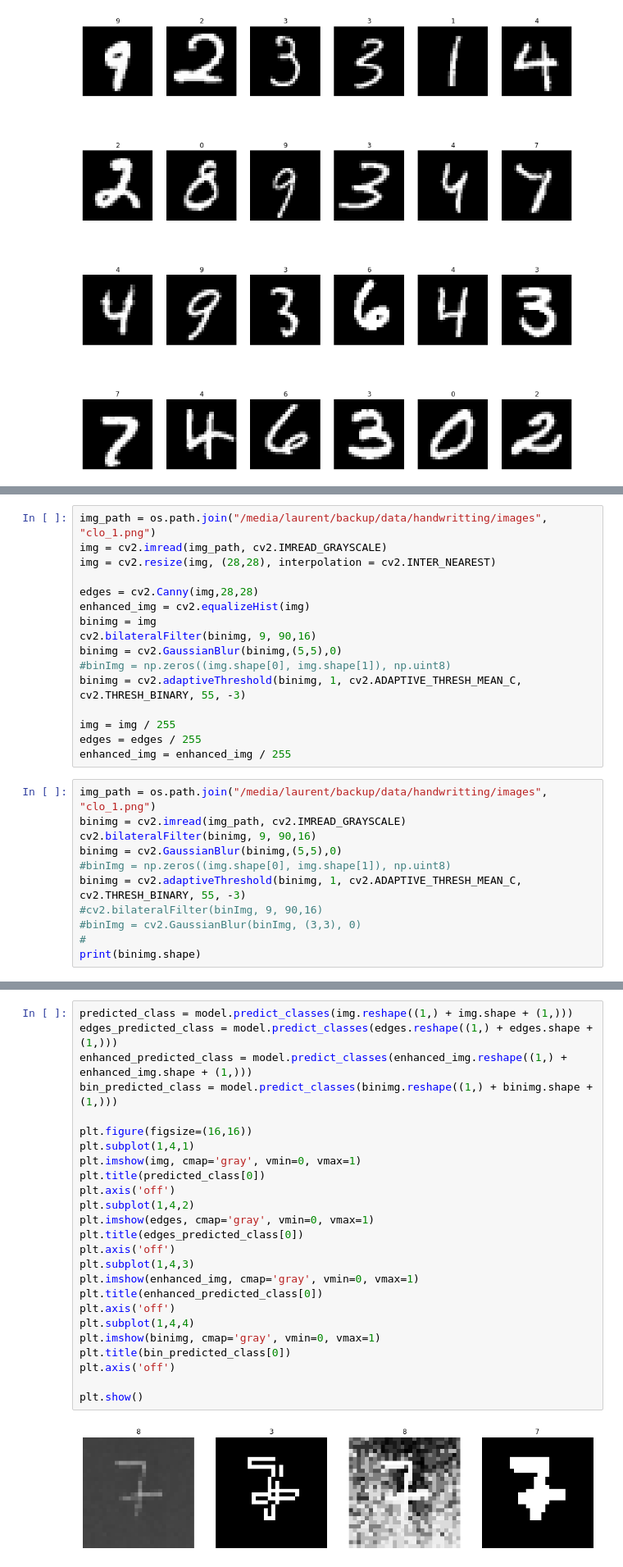
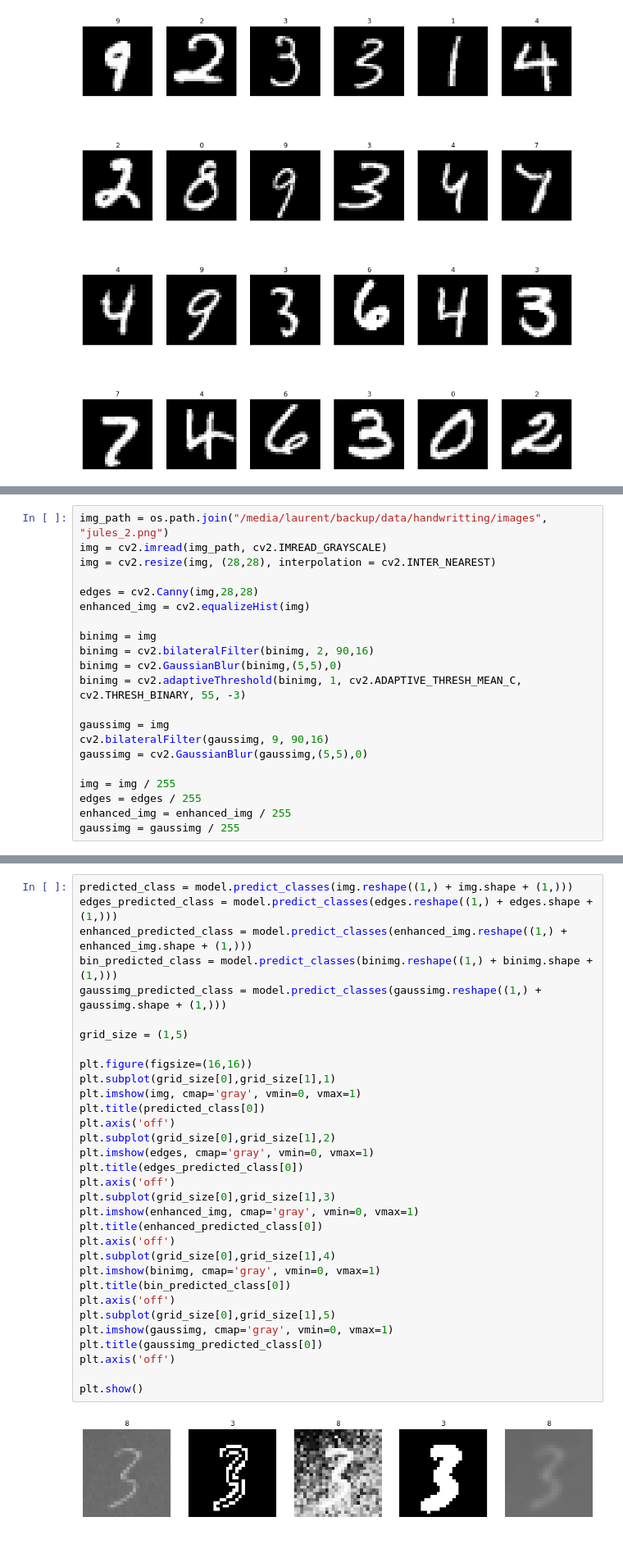
Before and after one commit to laurentgrenier/dl-handwritting-recognition, a Jupyter notebook: notebooks/draft.ipynb, the cells around one changed output, grey strips where cells are left out. Shown at 82% size. Saved outputs shown, nothing was run; the diff lists cells and outputs as text; blank space fills up the shorter version.

```diff
--- a/notebooks/draft.ipynb
+++ b/notebooks/draft.ipynb
@@ -168,27 +217,21 @@ plt.show()
 # %%
-img_path = os.path.join("/media/laurent/backup/data/handwritting/images", "clo_1.png")
+img_path = os.path.join("/media/laurent/backup/data/handwritting/images", "jules_2.png")
 img = cv2.imread(img_path, cv2.IMREAD_GRAYSCALE)
 img = cv2.resize(img, (28,28), interpolation = cv2.INTER_NEAREST)
 
 edges = cv2.Canny(img,28,28)
 enhanced_img = cv2.equalizeHist(img)
+
 binimg = img
-cv2.bilateralFilter(binimg, 9, 90,16)
+binimg = cv2.bilateralFilter(binimg, 2, 90,16)
 binimg = cv2.GaussianBlur(binimg,(5,5),0)
-#binImg = np.zeros((img.shape[0], img.shape[1]), np.uint8)
 binimg = cv2.adaptiveThreshold(binimg, 1, cv2.ADAPTIVE_THRESH_MEAN_C, cv2.THRESH_BINARY, 55, -3)
+
+gaussimg = img
+cv2.bilateralFilter(gaussimg, 9, 90,16)
+gaussimg = cv2.GaussianBlur(gaussimg,(5,5),0)
 
 img = img / 255
 edges = edges / 255
 enhanced_img = enhanced_img / 255
+gaussimg = gaussimg / 255
-# %%
-img_path = os.path.join("/media/laurent/backup/data/handwritting/images", "clo_1.png")
-binimg = cv2.imread(img_path, cv2.IMREAD_GRAYSCALE)
-cv2.bilateralFilter(binimg, 9, 90,16)
-binimg = cv2.GaussianBlur(binimg,(5,5),0)
-#binImg = np.zeros((img.shape[0], img.shape[1]), np.uint8)
-binimg = cv2.adaptiveThreshold(binimg, 1, cv2.ADAPTIVE_THRESH_MEAN_C, cv2.THRESH_BINARY, 55, -3)
-#cv2.bilateralFilter(binImg, 9, 90,16)
-#binImg = cv2.GaussianBlur(binImg, (3,3), 0)
-#
-print(binimg.shape)
@@ -197,27 +238,34 @@ print(binimg.shape)
 # %%
 predicted_class = model.predict_classes(img.reshape((1,) + img.shape + (1,)))
 edges_predicted_class = model.predict_classes(edges.reshape((1,) + edges.shape + (1,)))
 enhanced_predicted_class = model.predict_classes(enhanced_img.reshape((1,) + enhanced_img.shape + (1,)))
 bin_predicted_class = model.predict_classes(binimg.reshape((1,) + binimg.shape + (1,)))
+gaussimg_predicted_class = model.predict_classes(gaussimg.reshape((1,) + gaussimg.shape + (1,)))
+
+grid_size = (1,5)
 
 plt.figure(figsize=(16,16))
-plt.subplot(1,4,1)
+plt.subplot(grid_size[0],grid_size[1],1)
 plt.imshow(img, cmap='gray', vmin=0, vmax=1)
 plt.title(predicted_class[0])
 plt.axis('off')
-plt.subplot(1,4,2)
+plt.subplot(grid_size[0],grid_size[1],2)
 plt.imshow(edges, cmap='gray', vmin=0, vmax=1)
 plt.title(edges_predicted_class[0])
 plt.axis('off')
-plt.subplot(1,4,3)
+plt.subplot(grid_size[0],grid_size[1],3)
 plt.imshow(enhanced_img, cmap='gray', vmin=0, vmax=1)
 plt.title(enhanced_predicted_class[0])
 plt.axis('off')
-plt.subplot(1,4,4)
+plt.subplot(grid_size[0],grid_size[1],4)
 plt.imshow(binimg, cmap='gray', vmin=0, vmax=1)
 plt.title(bin_predicted_class[0])
 plt.axis('off')
+plt.subplot(grid_size[0],grid_size[1],5)
+plt.imshow(gaussimg, cmap='gray', vmin=0, vmax=1)
+plt.title(gaussimg_predicted_class[0])
+plt.axis('off')
 
 plt.show()
 # %% [output]
-[figure, old version]
+[figure, new version]
```
Also changed, not shown: parts of 19 cells of this notebook, 5 other files.
